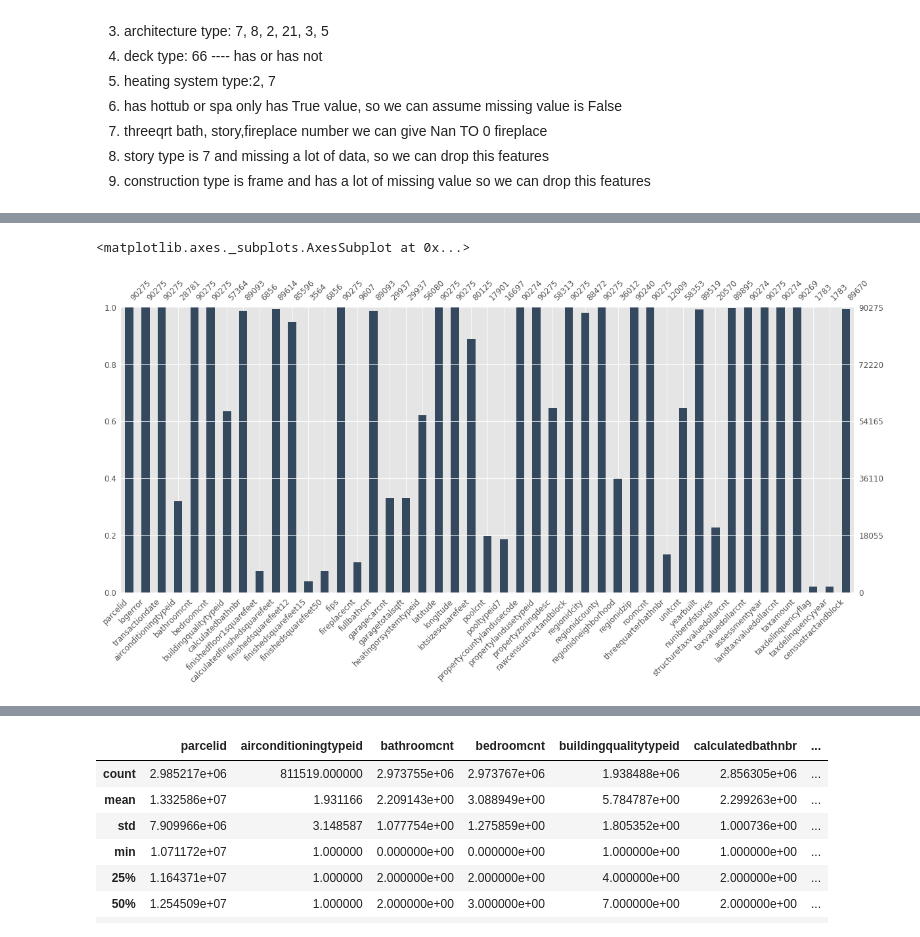
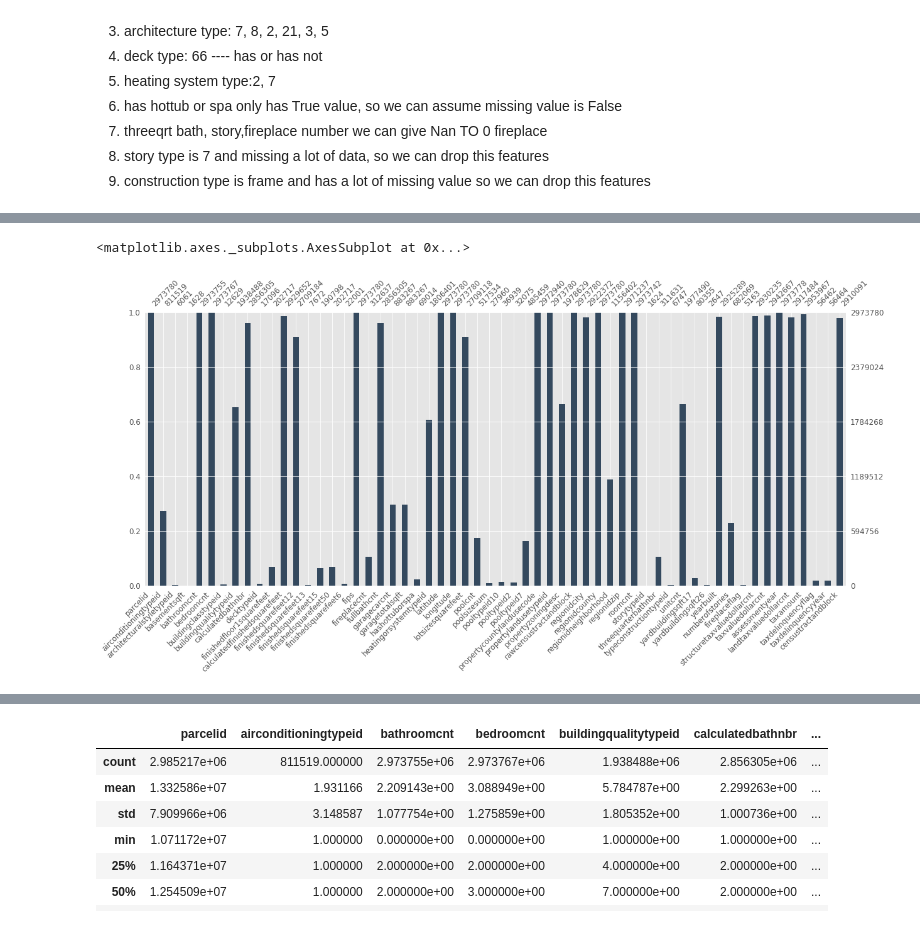
Before and after one commit to ymkim268/inf552-ss18-proj, a Jupyter notebook: Missing data preprocessing.ipynb, the cells around one changed output, grey strips where cells are left out. Saved outputs shown, nothing was run; the diff lists cells and outputs as text; code cells hidden in the pictures.

Commit message:
missing value

```diff
--- a/Missing data preprocessing.ipynb
+++ b/Missing data preprocessing.ipynb
@@ -79,0 +126,2 @@ train_2017.head()
+# %%
+properties_2016 = properties_2016.iloc[0:2973780,:]
@@ -230,0 +604,12 @@ p2[p2<10000].hist(bins = 100, ax = axes[2])
+# %%
+import seaborn as sns
+cor_matrix = properties_2016_new.corr()
+mask = np.zeros_like(corr, dtype=np.bool)
+mask[np.triu_indices_from(mask)] = True
+plt.figure(figsize = (16,12))
+sns.set(font_scale = 1.5)
+hm = sns.heatmap(cor_matrix, cbar = True, annot = True, fmt = '.2f', annot_kws = {'size':6},
+                 yticklabels = cols,
+                 xticklabels = cols)
+plt.savefig('corr.jpg')
+plt.show()
@@ -230,0 +618,13 @@ p2[p2<10000].hist(bins = 100, ax = axes[2])
+# %%
+import seaborn as sns
+cor_matrix1 = properties_2016.corr()
+cols = properties_2016.columns.values
+mask = np.zeros_like(cor_matrix1, dtype=np.bool)
+mask[np.triu_indices_from(mask)] = True
+plt.figure(figsize = (16,12))
+sns.set(font_scale = 1.5)
+hm = sns.heatmap(cor_matrix1, cbar = True, annot = True, fmt = '.2f', annot_kws = {'size':6},
+                 yticklabels = cols,
+                 xticklabels = cols)
+plt.savefig('corr1.jpg')
+plt.show()
@@ -288,6 +694,5 @@ plt.show()
 # %%
-missingValueColumns = merged_2016_new.columns.tolist()
-msno.bar(merged_2016_new[missingValueColumns],figsize=(20,8),color="#34495e",fontsize=12,labels=True,)
+msno.bar(properties_2016,figsize=(20,8),color="#34495e",fontsize=12,labels=True)
 # %% [output]
 <matplotlib.axes._subplots.AxesSubplot at 0x...>
-[figure, old version]
+[figure, new version]
```
Also changed, not shown: parts of 94 cells of this notebook.
